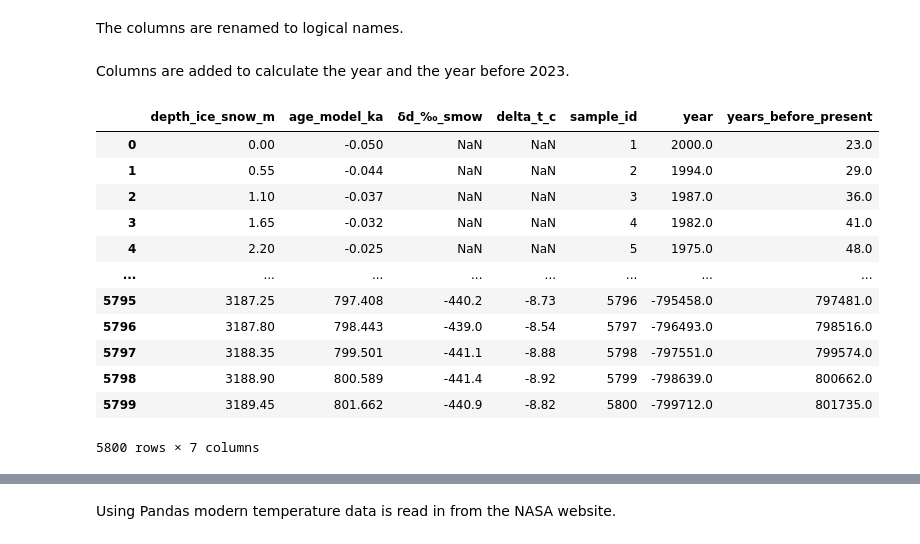
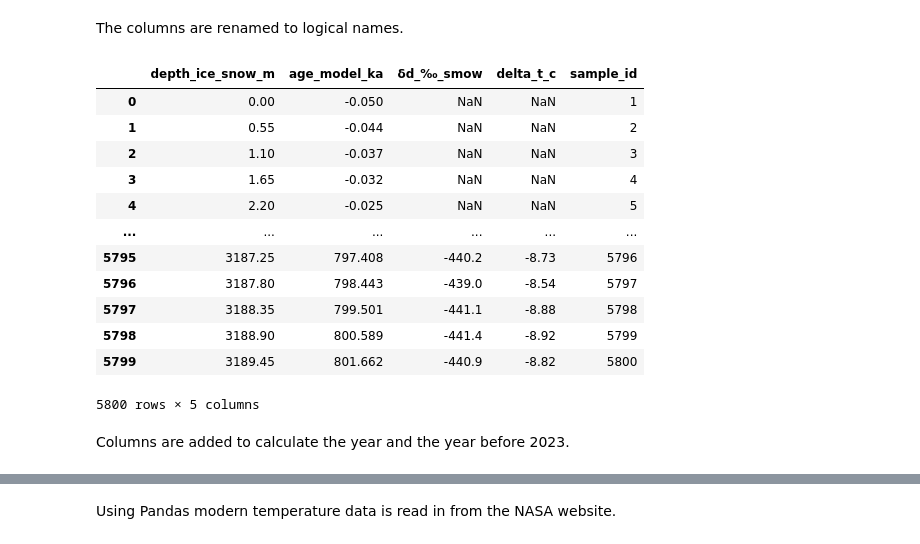
Before and after one commit to humphs078/Owner-avatar-programming_for_data_analysis_assignment_2, a Jupyter notebook: submission.ipynb, the cells around one changed output, grey strips where cells are left out. Cells and saved outputs as stored; diff of their text form; code cells hidden in the pictures.

```diff
--- a/submission.ipynb
+++ b/submission.ipynb
@@ -327,11 +405,27 @@ Temperature data from Jouzel is read in as a Pandas DataFrame.
 # %%
 # https://stackoverflow.com/questions/27896214/reading-tab-delimited-file-with-pandas-works-on-windows-but-not-on-mac
 
-jouzel_temp = pd.read_csv('https://doi.pangaea.de/10.1594/PANGAEA.683655?format=textfile', sep="\t", skiprows=20)
+noaa_temp = pd.read_csv('https://doi.pangaea.de/10.1594/PANGAEA.683655?format=textfile', sep="\t", skiprows=20)
 # %% [markdown]
 The columns are renamed to logical names.
 # %%
-jouzel_temp.rename(columns=({"Depth ice/snow [m]":"depth_ice_snow_m", "Age model [ka]":"age_model_ka", "δD [‰ SMOW]":"δd_‰_smow", "delta T [°C]":"delta_t_c", "Sample ID":"sample_id"}), inplace=True)
+noaa_temp.rename(columns=({"Depth ice/snow [m]":"depth_ice_snow_m", "Age model [ka]":"age_model_ka", "δD [‰ SMOW]":"δd_‰_smow", "delta T [°C]":"delta_t_c", "Sample ID":"sample_id"}), inplace=True)
+# %%
+noaa_temp
+# %% [output]
+|  | depth_ice_snow_m | age_model_ka | δd_‰_smow | delta_t_c | sample_id |
+| 0 | 0.00 | -0.050 | NaN | NaN | 1 |
+| 1 | 0.55 | -0.044 | NaN | NaN | 2 |
+| 2 | 1.10 | -0.037 | NaN | NaN | 3 |
+| 3 | 1.65 | -0.032 | NaN | NaN | 4 |
+| 4 | 2.20 | -0.025 | NaN | NaN | 5 |
+| ... | ... | ... | ... | ... | ... |
+| 5795 | 3187.25 | 797.408 | -440.2 | -8.73 | 5796 |
+| 5796 | 3187.80 | 798.443 | -439.0 | -8.54 | 5797 |
+| 5797 | 3188.35 | 799.501 | -441.1 | -8.88 | 5798 |
+| 5798 | 3188.90 | 800.589 | -441.4 | -8.92 | 5799 |
+| 5799 | 3189.45 | 801.662 | -440.9 | -8.82 | 5800 |
+5800 rows × 5 columns
 # %% [markdown]
 Columns are added to calculate the year and the year before 2023.
 # %%
@@ -340,16 +433,0 @@ jouzel_temp['years_before_present'] = 2023 - jouzel_temp['year']
-# %%
-jouzel_temp
-# %% [output]
-|  | depth_ice_snow_m | age_model_ka | δd_‰_smow | delta_t_c | sample_id | year | years_before_present |
-| 0 | 0.00 | -0.050 | NaN | NaN | 1 | 2000.0 | 23.0 |
-| 1 | 0.55 | -0.044 | NaN | NaN | 2 | 1994.0 | 29.0 |
-| 2 | 1.10 | -0.037 | NaN | NaN | 3 | 1987.0 | 36.0 |
-| 3 | 1.65 | -0.032 | NaN | NaN | 4 | 1982.0 | 41.0 |
-| 4 | 2.20 | -0.025 | NaN | NaN | 5 | 1975.0 | 48.0 |
-| ... | ... | ... | ... | ... | ... | ... | ... |
-| 5795 | 3187.25 | 797.408 | -440.2 | -8.73 | 5796 | -795458.0 | 797481.0 |
-| 5796 | 3187.80 | 798.443 | -439.0 | -8.54 | 5797 | -796493.0 | 798516.0 |
-| 5797 | 3188.35 | 799.501 | -441.1 | -8.88 | 5798 | -797551.0 | 799574.0 |
-| 5798 | 3188.90 | 800.589 | -441.4 | -8.92 | 5799 | -798639.0 | 800662.0 |
-| 5799 | 3189.45 | 801.662 | -440.9 | -8.82 | 5800 | -799712.0 | 801735.0 |
-5800 rows × 7 columns
```
Also changed, not shown: parts of 94 cells of this notebook, 5 other files.
